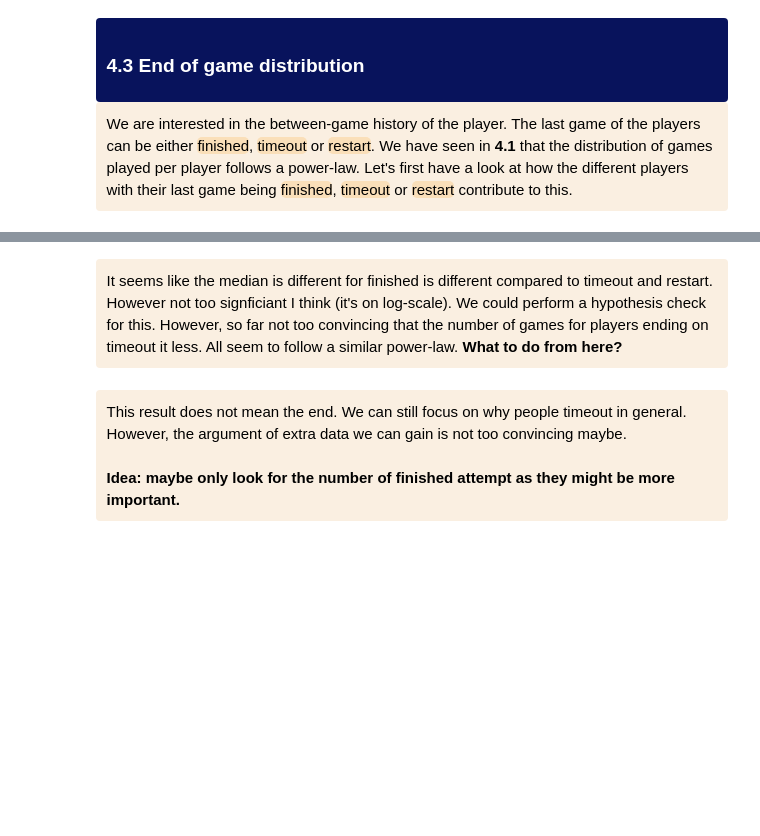
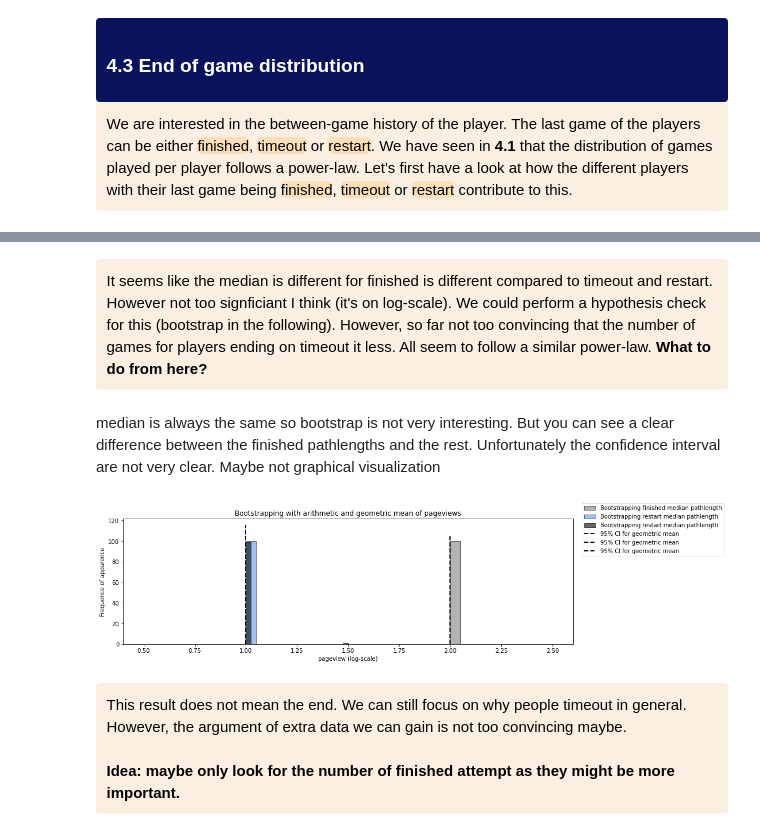
Before and after one commit to epfl-ada/ada-2022-project-7yobananaboy7, a Jupyter notebook: main.ipynb, the cells around one changed output, grey strips where cells are left out. Saved outputs shown, nothing was run; the diff lists cells and outputs as text; code cells hidden in the pictures; blank space fills up the shorter version.

Commit message:
update bootstrap and count restart

```diff
--- a/main.ipynb
+++ b/main.ipynb
@@ -1083,6 +1083,8 @@ ax.set_xlim(xlim);
 # %% [markdown]
 <div class="1.1 explanation" style='background-color:#faefe1; border-left: solid #darkblue 4px; border-radius: 4px; padding:0.7em;'>
     <span style="color:black">
-        It seems like the median is different for finished is different compared to timeout and restart. However not too signficiant I think (it's on log-scale). We could perform a hypothesis check for this. However, so far not too convincing that the number of games for players ending on timeout it less. All seem to follow a similar power-law. <b>What to do from here?</b>
+        It seems like the median is different for finished is different compared to timeout and restart. However not too signficiant I think (it's on log-scale). We could perform a hypothesis check for this (bootstrap in the following). However, so far not too convincing that the number of games for players ending on timeout it less. All seem to follow a similar power-law. <b>What to do from here?</b>
     </span>
 </div>
+# %% [markdown]
+median is always the same so bootstrap is not very interesting. But you can see a clear difference between the finished pathlengths and the rest. Unfortunately the confidence interval are not very clear. Maybe not graphical visualization
@@ -1089,3 +1108,36 @@ ax.set_xlim(xlim);
+# %%
+finished = pd.DataFrame(players_record[players_record['finish'] == 'finished'].nb_games)
+timeout = pd.DataFrame(players_record[players_record['finish'] == 'timeout'].nb_games)
+restart = pd.DataFrame(players_record[players_record['finish'] == 'restart'].nb_games)
+# %%
+#calculate for finished
+ci_fin, stats_fin = bootstrap_CI(finished['nb_games'], 100, 'median', True)
+#calculate for restart
+ci_res, stats_res = bootstrap_CI(restart['nb_games'], 100, 'median', True)
+#calculate for timeout
+ci_tim, stats_tim = bootstrap_CI(timeout['nb_games'], 100, 'median', True)
+# %%
+#Plot confidence intervals
+fig, ax = plt.subplots(figsize=(14,4))
+
+#finished
+ax.hist(stats_fin, bins=20, edgecolor = 'k', color='grey',alpha = 0.6, label = 'Bootstrapping finished median pathlength')
+ax.vlines(ci_fin, 0, ax.get_ylim()[1], ls='--', color='k', linewidth=2, label = '95% CI for geometric mean')
+
+#restart
+ax.hist(stats_res, bins=20, edgecolor = 'k', color='cornflowerblue',alpha = 0.6, label = 'Bootstrapping restart median pathlength')
+ax.vlines(ci_res, 0, ax.get_ylim()[1], ls='--', color='k', linewidth=2, label = '95% CI for geometric mean')
+
+#timeout
+ax.hist(stats_tim, bins=20, edgecolor = 'k', color='black',alpha = 0.6, label = 'Bootstrapping restart median pathlength')
+ax.vlines(ci_tim, 0, ax.get_ylim()[1], ls='--', color='k', linewidth=2, label = '95% CI for geometric mean')
+
+ax.set_title('Bootstrapping with arithmetic and geometric mean of pageviews')
+ax.set_xlabel('pageview (log-scale)')
+ax.set_ylabel('Frequence of apparence')
+ax.legend(loc=(1.02, 0.70));
+# %% [output]
+[figure, added]
 # %% [markdown]
 <div class="1.1 explanation" style='background-color:#faefe1; border-left: solid #darkblue 4px; border-radius: 4px; padding:0.7em;'>
     <span style="color:black">
```
Also changed, not shown: parts of 19 cells of this notebook.
